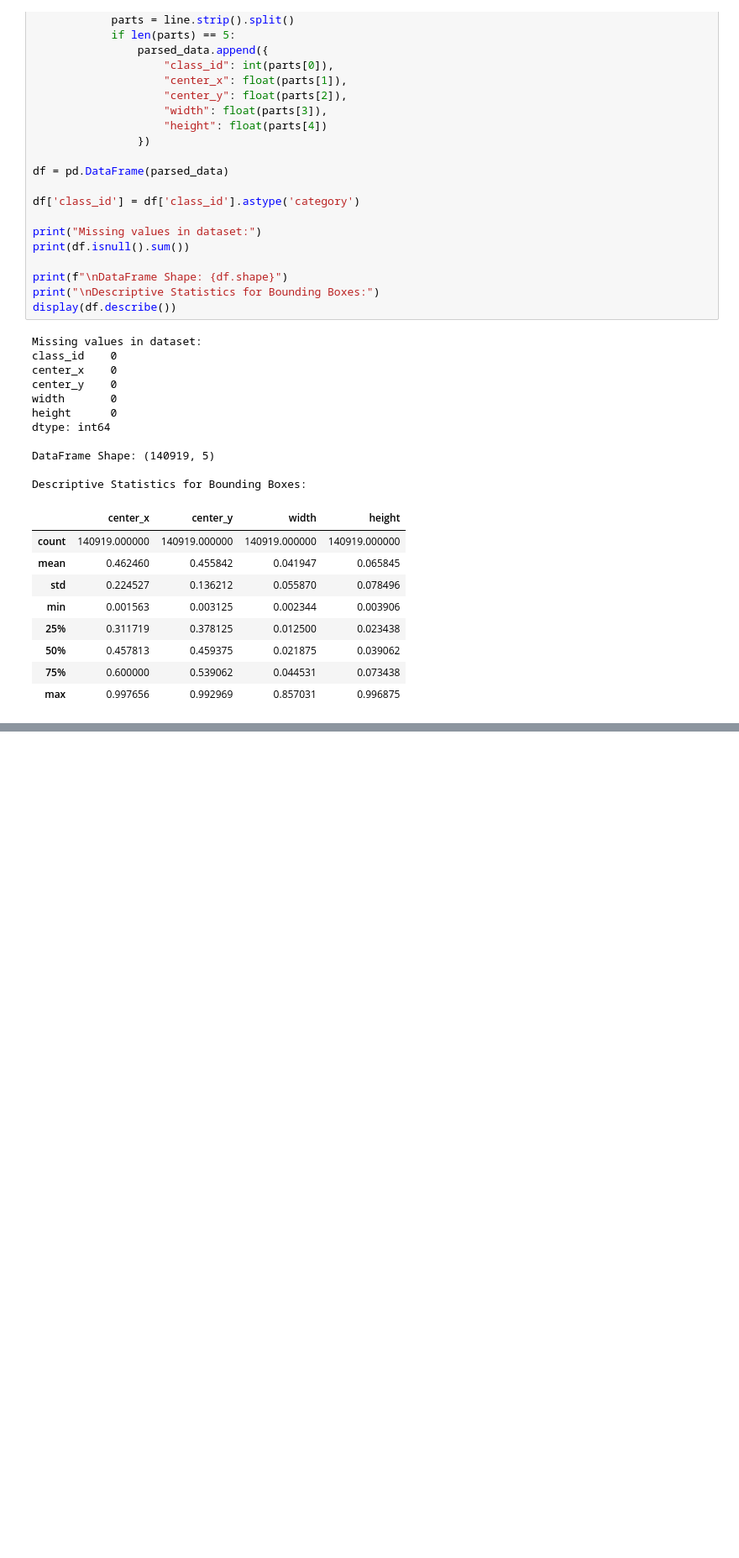
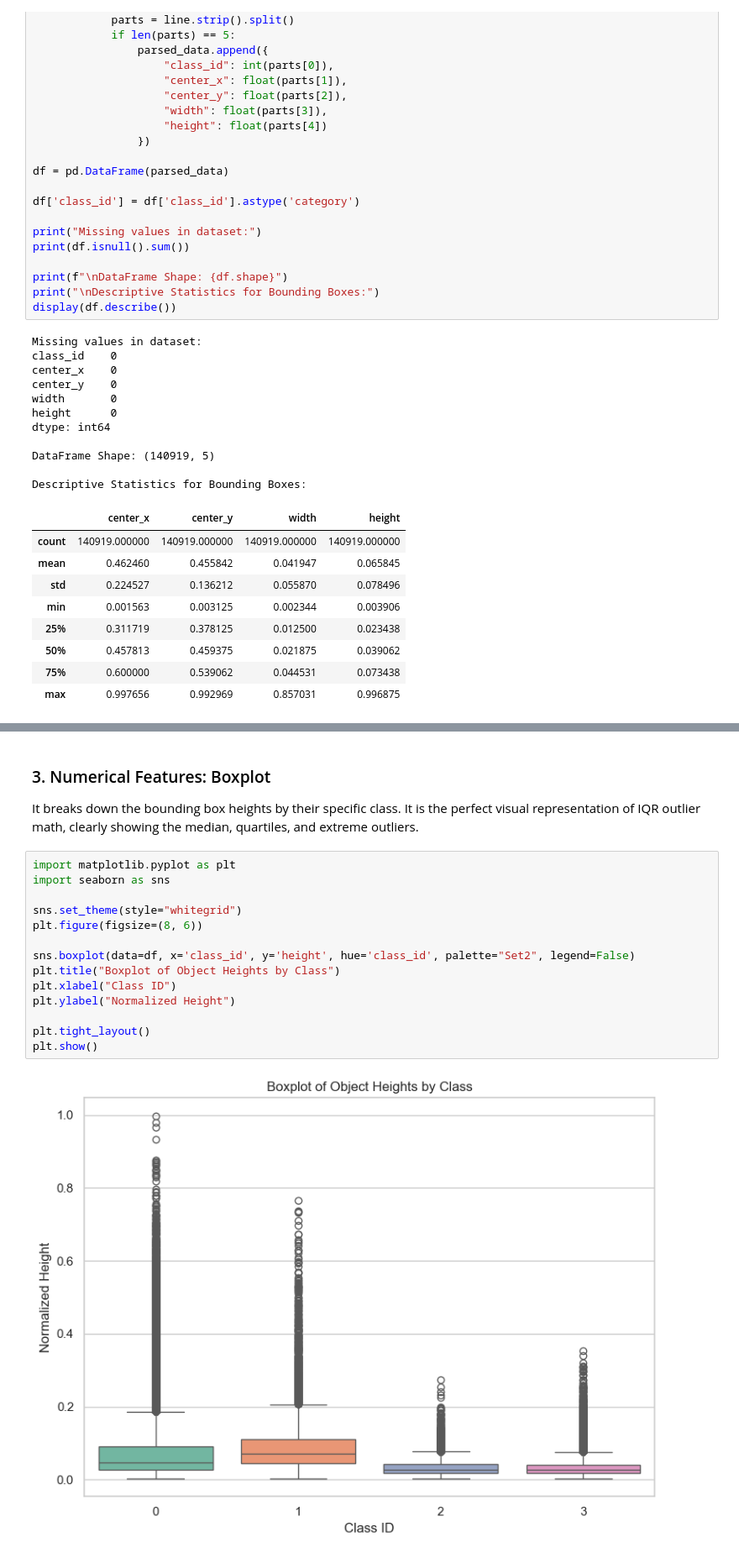
Before and after one commit to MuhammadTayyab76/traffic-detection, a Jupyter notebook: notebooks/Phase-I.ipynb, the cells around one changed output, grey strips where cells are left out. Shown at 84% size. Cells and saved outputs as stored; diff of their text form; blank space fills up the shorter version.

```diff
--- a/notebooks/Phase-I.ipynb
+++ b/notebooks/Phase-I.ipynb
@@ -153,0 +162,19 @@ Pairplot
+# %% [markdown]
+### 3. Numerical Features: Boxplot
+It breaks down the bounding box heights by their specific class. It is the perfect visual representation of IQR outlier math, clearly showing the median, quartiles, and extreme outliers.
+# %%
+import matplotlib.pyplot as plt
+import seaborn as sns
+
+sns.set_theme(style="whitegrid")
+plt.figure(figsize=(8, 6))
+
+sns.boxplot(data=df, x='class_id', y='height', hue='class_id', palette="Set2", legend=False)
+plt.title("Boxplot of Object Heights by Class")
+plt.xlabel("Class ID")
+plt.ylabel("Normalized Height")
+
+plt.tight_layout()
+plt.show()
+# %% [output]
+[figure, added]
```
Also changed, not shown: parts of 11 cells of this notebook.
